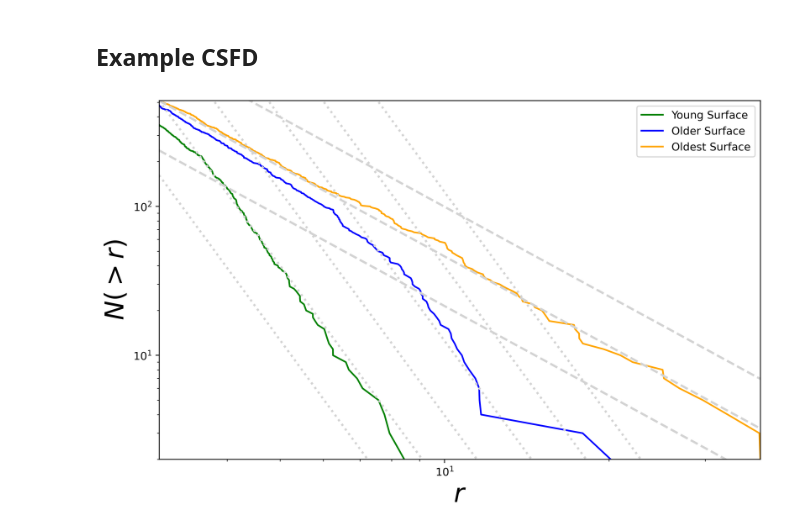
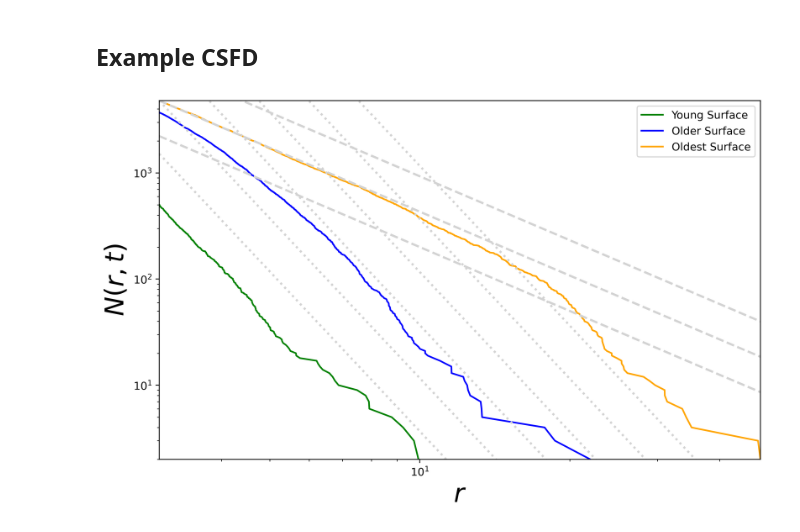
Before and after one commit to seanmason/saturation, a Jupyter notebook: notebooks/thesis/Chapter1/CSFD.ipynb, the cells around one changed output. Saved outputs shown, nothing was run; the diff lists cells and outputs as text; code cells hidden in the pictures.

Commit message:
Updates for thesis run 20250108.

```diff
--- a/notebooks/thesis/Chapter1/CSFD.ipynb
+++ b/notebooks/thesis/Chapter1/CSFD.ipynb
@@ -54,13 +54,9 @@ Traceback (most recent call last):
 EOFError
 ----------------------------------------
 # %%
-# base_path = "/data/saturation/thesis_run_20240929/"
-base_path = "/data/saturation/thesis_run_20241203/"
+base_path = "/data/saturation/thesis_run_20250108/"
 
-configs_df = create_configs_df(read_configs(base_path, spark))
-configs_pd = configs_df.toPandas()
-
-configs_dict = dict()
-for config_file in glob.glob(f"{base_path}/config/config*.yaml"):
-    for k, v in read_config(Path(config_file))["run_configurations"].items():
-        configs_dict[k] = v
+configs_pdf, configs_df, configs_dict = get_configs(
+    base_path=base_path,
+    spark=spark
+)
@@ -87,8 +80,8 @@ configs_pd[configs_pd.slope.between(-5.1, -4.9)].sort_values("slope")
 # %% [markdown]
 ## Example CSFD
 # %%
-slope = -5
-simulation_id = 2
+simulation_id = 210
+b_p = configs_dict[simulation_id]["slope"]
 young_target_ntot = 5e2
 older_target_ntot = 1e4
 oldest_target_ntot = int(1e6)
@@ -144,8 +137,8 @@ production_ref_lines = range(-1, 5)
 young_radii = young_state.radius.sort_values()
 older_radii = older_state.radius.sort_values()
 oldest_radii = oldest_state.radius.sort_values()
-nobs_old = oldest_radii.count()
-min_r_old = oldest_radii.min()
+nobs_ref = oldest_radii.count()
+min_r_ref = oldest_radii.min()
 
 fig = plt.figure(figsize=(10, 6), dpi=400)
 ax = fig.add_subplot(111)
@@ -165,40 +158,40 @@ ax.plot(oldest_radii, observed_oldest_y, label="Oldest Surface", color="orange")
 # Add multiple reference lines for each slope
 x_ref = np.logspace(np.log10(oldest_radii.min()), np.log10(oldest_radii.max()), 100)
 
-saturation_ref_intercept = nobs_old / min_r_old ** -2
-production_ref_intercept = nobs_old / min_r_old ** slope
+saturation_ref_intercept = nobs_ref / min_r_ref ** -2
+production_ref_intercept = nobs_ref / min_r_ref ** b_p
 
 # Slopes and intercepts
 reference_lines = {
     -2: {
         "intercepts": [10**(x / 3) * saturation_ref_intercept for x in saturation_ref_lines_indexes],
         "style": "dashed"
     },
-    -5: {
+    b_p: {
         "intercepts": [10**(x / 2) * production_ref_intercept for x in production_ref_lines],
         "style": "dotted"
     }
 }
 
-for slope, params in reference_lines.items():
+for b_ref, params in reference_lines.items():
     for intercept in params["intercepts"]:
-        y_ref = intercept * x_ref**slope
+        y_ref = intercept * x_ref**b_ref
         ax.plot(x_ref, y_ref,ls=params["style"], color="lightgray", lw="2")
 
 # Set limits based on observed data
 ax.set_xlim(oldest_radii.min(), oldest_radii.max())
 ax.set_ylim(min(observed_oldest_y), max(observed_oldest_y))
 
 # Labels and scaling
 ax.set_xlabel("$r$", fontsize=font_size)
-ax.set_ylabel("$N(> r)$", fontsize=font_size)
+ax.set_ylabel("$N(r, t)$", fontsize=font_size)
 
 ax.set_xscale("log")
 ax.set_yscale("log")
 ax.legend()
 
 plt.savefig("figures/example_csfds.png", bbox_inches="tight")
 
 plt.show()
 # %% [output]
-[figure, old version]
+[figure, new version]
```
Also changed, not shown: parts of 3 cells of this notebook, 8 other files.
